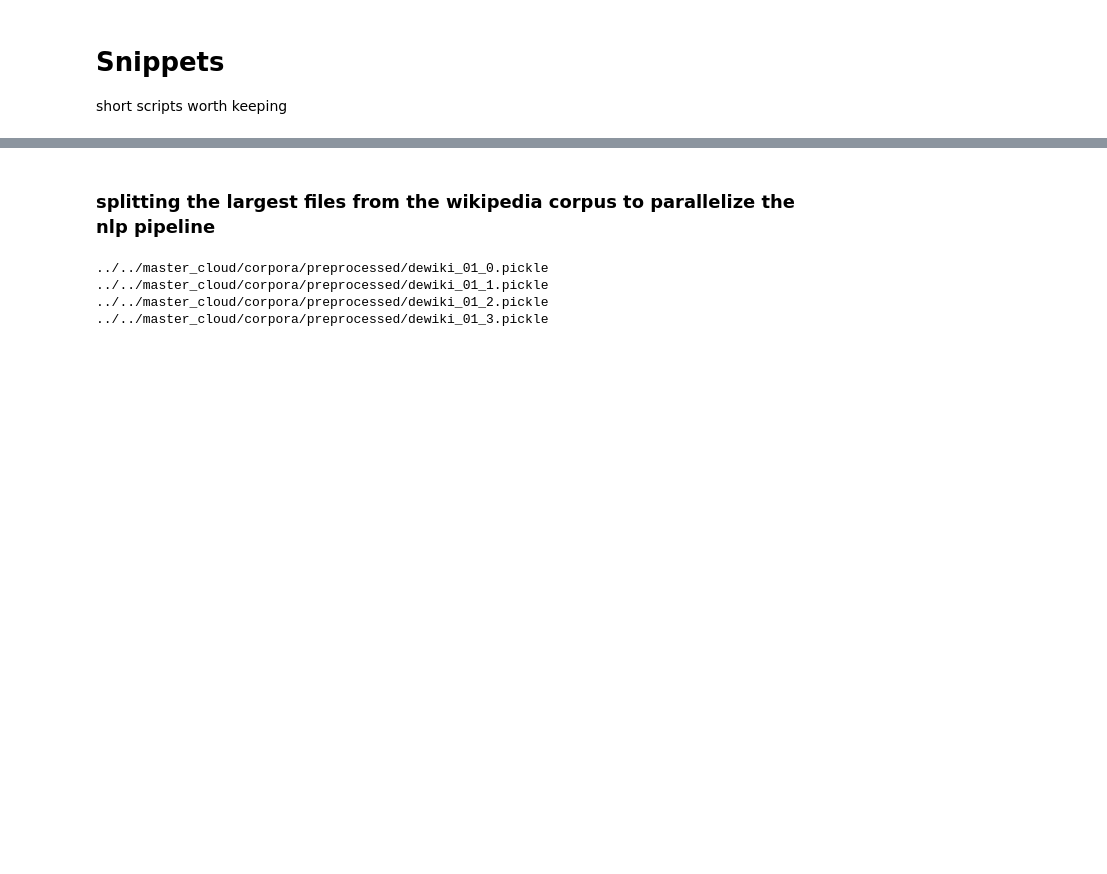
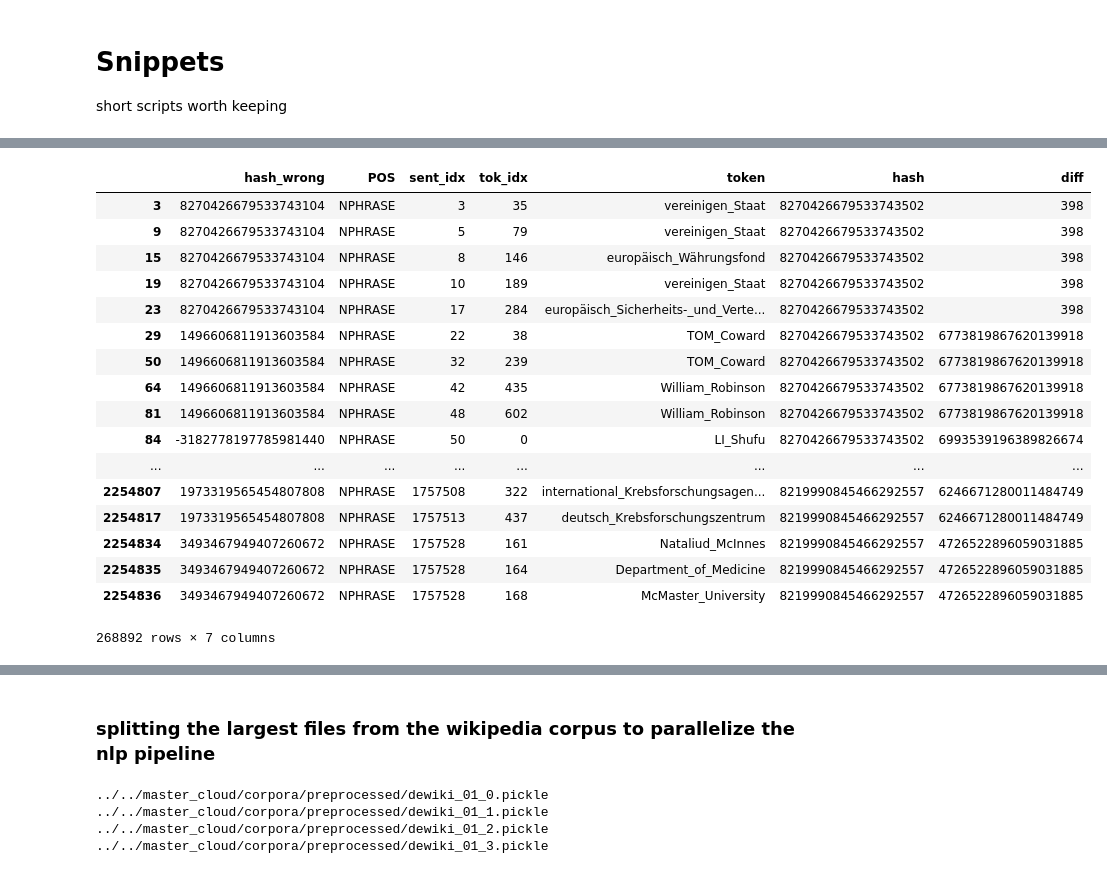
Before and after one commit to andifunke/topic-labeling, a Jupyter notebook: Snippets.ipynb, the cells around one changed output, grey strips where cells are left out. Saved outputs shown, nothing was run; the diff lists cells and outputs as text; code cells hidden in the pictures; blank space fills up the shorter version.

```diff
--- a/Snippets.ipynb
+++ b/Snippets.ipynb
@@ -4,0 +9,12 @@ short scripts worth keeping
+# %%
+from os.path import join
+import pandas as pd
+from constants import *
+
+corpus = 'FAZ'
+f = join(ETL_PATH, corpus + '.pickle')
+dfo = pd.read_pickle(f)
+f = join(NLP_PATH, corpus + '_nlp.pickle')
+dfn = pd.read_pickle(f)
+f = join(SMPL_PATH, corpus + '_simple.pickle')
+dfs = pd.read_pickle(f)
@@ -4,0 +102,6 @@ short scripts worth keeping
+# %%
+# 1) joining on index: -> not working
+# 2) joining
+dfx = dfs.join(dfn[HASH])
+dfx['diff'] = (dfx['hash_wrong'] - dfx[HASH]).abs()
+dfx[[HASH, 'hash_wrong', 'diff']]
@@ -4,0 +127,21 @@ short scripts worth keeping
+# %%
+dfx[dfx.POS == 'NPHRASE']
+# %% [output]
+|  | hash_wrong | POS | sent_idx | tok_idx | token | hash | diff |
+| 3 | 8270426679533743104 | NPHRASE | 3 | 35 | vereinigen_Staat | 8270426679533743502 | 398 |
+| 9 | 8270426679533743104 | NPHRASE | 5 | 79 | vereinigen_Staat | 8270426679533743502 | 398 |
+| 15 | 8270426679533743104 | NPHRASE | 8 | 146 | europäisch_Währungsfond | 8270426679533743502 | 398 |
+| 19 | 8270426679533743104 | NPHRASE | 10 | 189 | vereinigen_Staat | 8270426679533743502 | 398 |
+| 23 | 8270426679533743104 | NPHRASE | 17 | 284 | europäisch_Sicherheits-_und_Verte... | 8270426679533743502 | 398 |
+| 29 | 1496606811913603584 | NPHRASE | 22 | 38 | TOM_Coward | 8270426679533743502 | 6773819867620139918 |
+| 50 | 1496606811913603584 | NPHRASE | 32 | 239 | TOM_Coward | 8270426679533743502 | 6773819867620139918 |
+| 64 | 1496606811913603584 | NPHRASE | 42 | 435 | William_Robinson | 8270426679533743502 | 6773819867620139918 |
+| 81 | 1496606811913603584 | NPHRASE | 48 | 602 | William_Robinson | 8270426679533743502 | 6773819867620139918 |
+| 84 | -3182778197785981440 | NPHRASE | 50 | 0 | LI_Shufu | 8270426679533743502 | 6993539196389826674 |
+| ... | ... | ... | ... | ... | ... | ... | ... |
+| 2254807 | 1973319565454807808 | NPHRASE | 1757508 | 322 | international_Krebsforschungsagen... | 8219990845466292557 | 6246671280011484749 |
+| 2254817 | 1973319565454807808 | NPHRASE | 1757513 | 437 | deutsch_Krebsforschungszentrum | 8219990845466292557 | 6246671280011484749 |
+| 2254834 | 3493467949407260672 | NPHRASE | 1757528 | 161 | Nataliud_McInnes | 8219990845466292557 | 4726522896059031885 |
+| 2254835 | 3493467949407260672 | NPHRASE | 1757528 | 164 | Department_of_Medicine | 8219990845466292557 | 4726522896059031885 |
+| 2254836 | 3493467949407260672 | NPHRASE | 1757528 | 168 | McMaster_University | 8219990845466292557 | 4726522896059031885 |
+268892 rows × 7 columns
```
Also changed, not shown: parts of 21 cells of this notebook, 5 other files.
